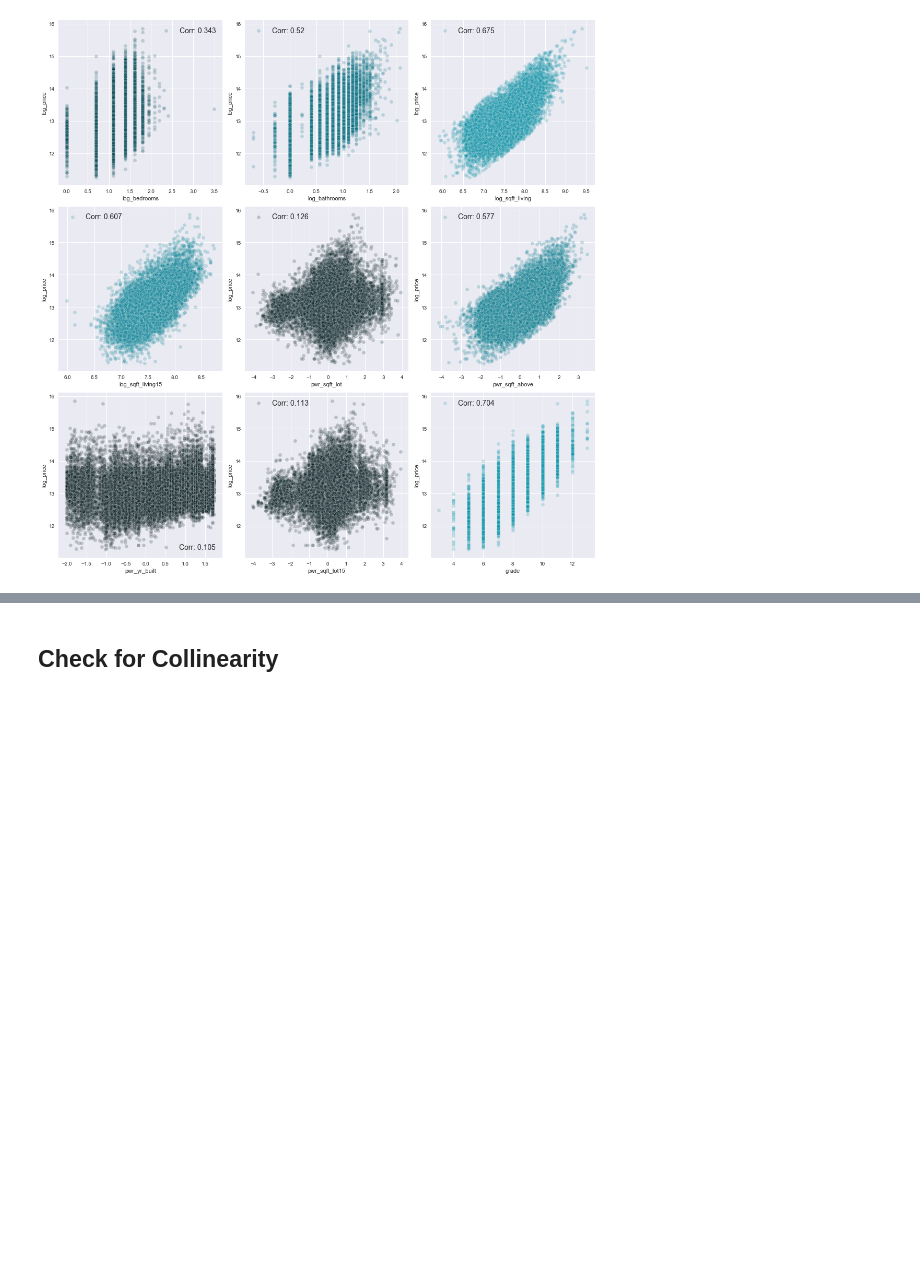
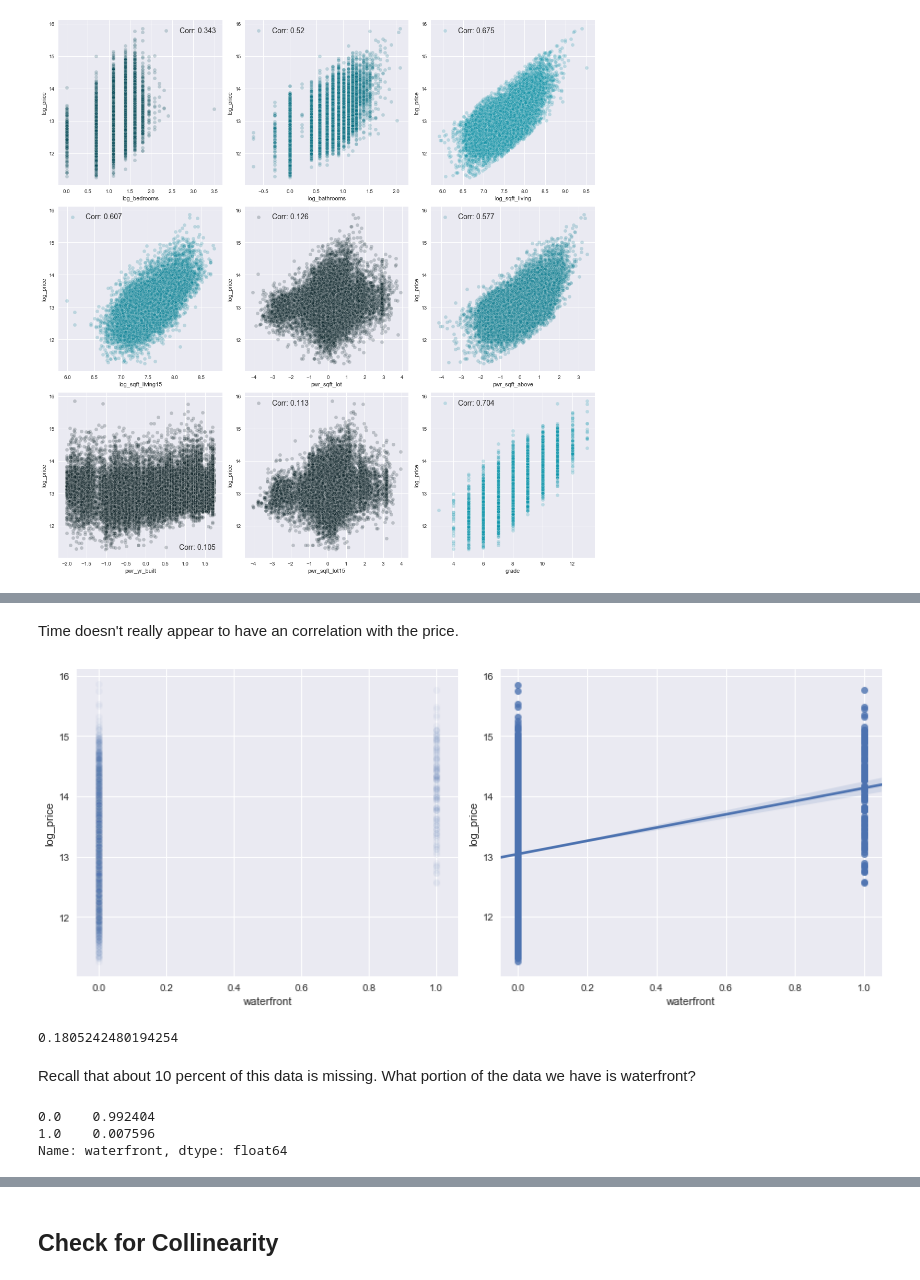
Before and after one commit to Patrickbfuller/lin_reg_tutorial, a Jupyter notebook: linear_regression.ipynb, the cells around one changed output, grey strips where cells are left out. Drawn from its saved outputs; the diff is of its cells as text; code cells hidden in the pictures; blank space fills up the shorter version.

```diff
--- a/linear_regression.ipynb
+++ b/linear_regression.ipynb
@@ -554,0 +613,23 @@ plt.tight_layout()
+# %% [markdown]
+Time doesn't really appear to have an correlation with the price.
+# %%
+plt.figure(figsize=(12,5))
+plt.subplot(1,2,1)
+sns.scatterplot(df_viz.waterfront, df_viz.log_price, alpha=0.05)
+plt.subplot(1,2,2)
+sns.regplot(df_viz.waterfront, df_viz.log_price)
+plt.tight_layout()
+# %% [output]
+[figure, added]
+# %%
+df_viz.corr().waterfront.log_price
+# %% [output]
+0.1805242480194254
+# %% [markdown]
+Recall that about 10 percent of this data is missing. What portion of the data we have is waterfront?
+# %%
+df_viz.waterfront.value_counts()/df_viz.waterfront.count()
+# %% [output]
+0.0    0.992404
+1.0    0.007596
+Name: waterfront, dtype: float64
```
Also changed, not shown: parts of 31 cells of this notebook.
